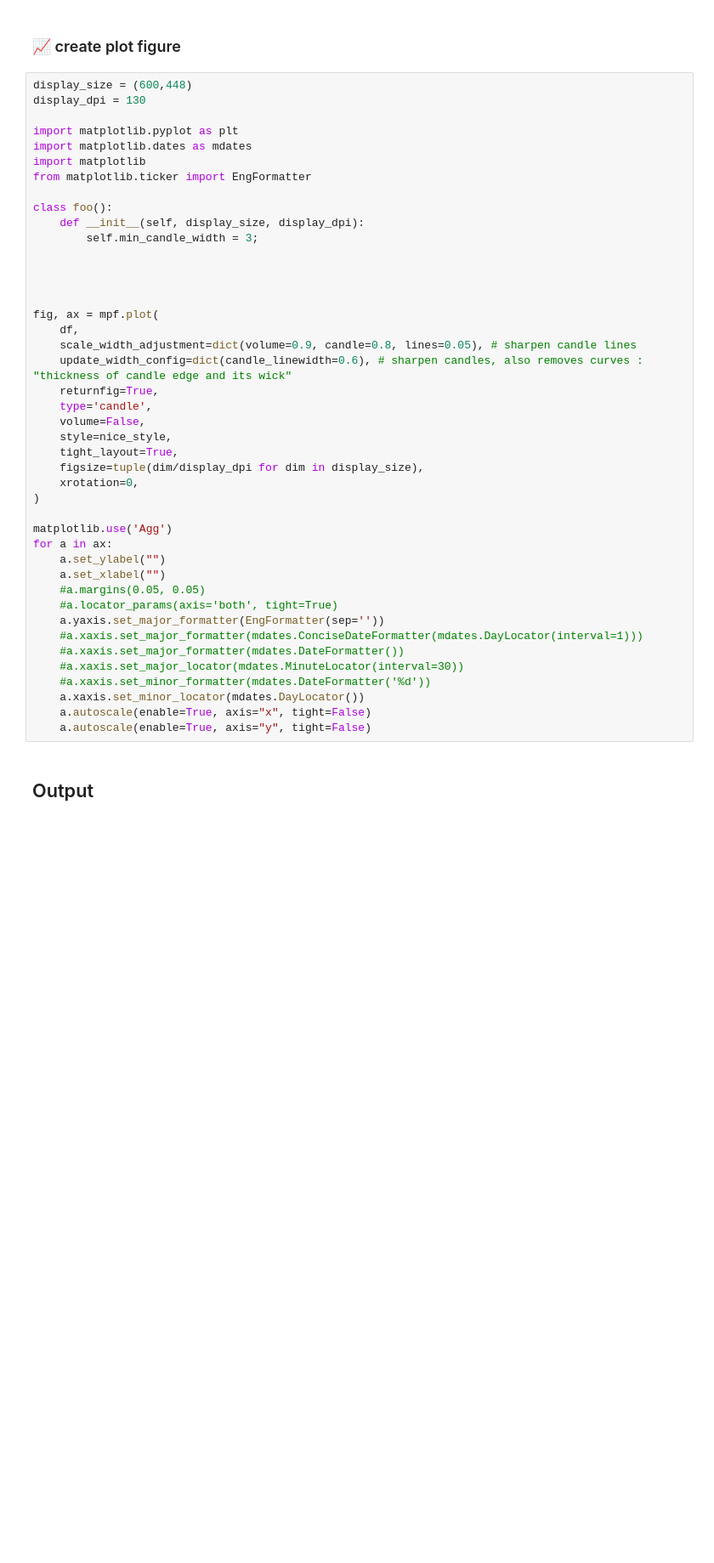
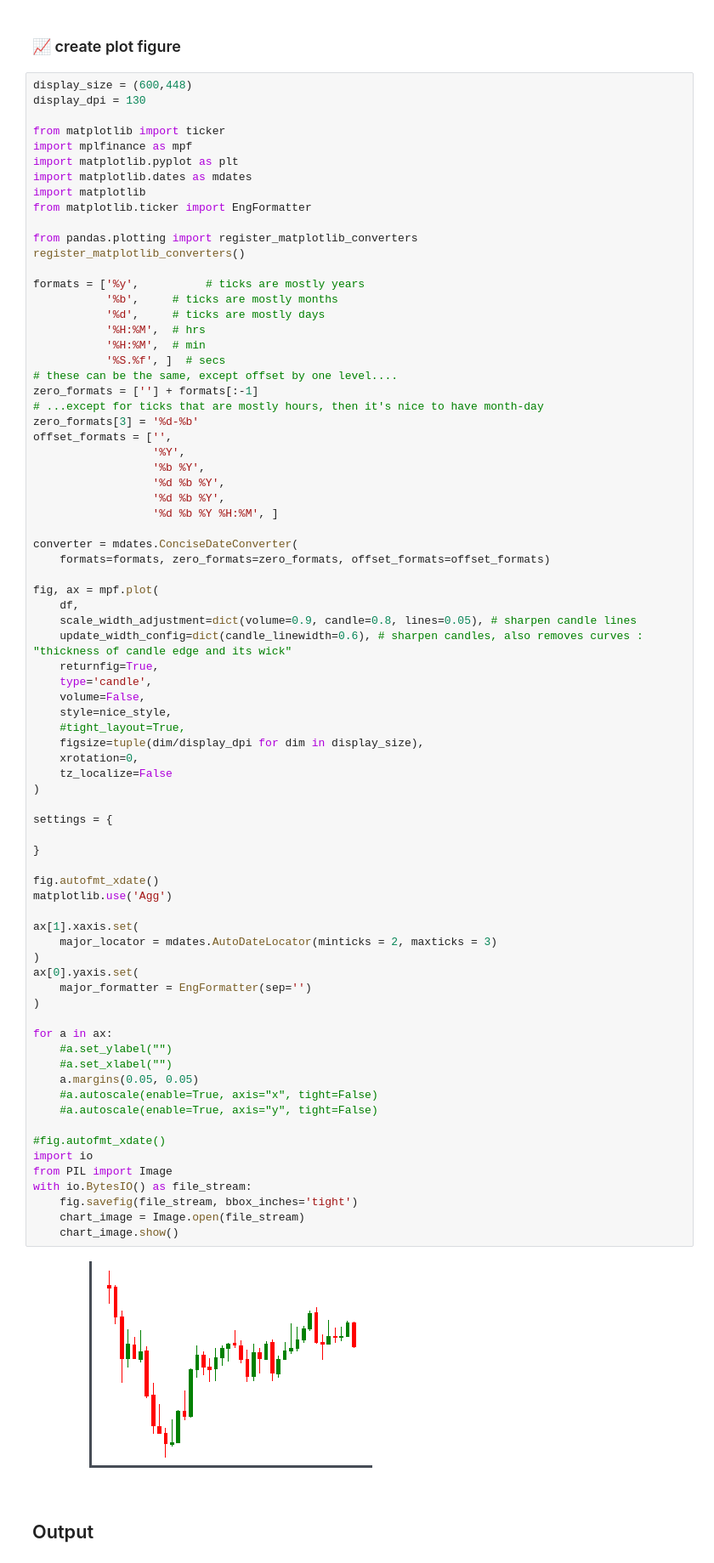
Before and after one commit to donbing/Bitbot, a Jupyter notebook: docs/bitbot_experiments.ipynb, the cells around one changed output. Shown at 85% size. Drawn from its saved outputs; the diff is of its cells as text; blank space fills up the shorter version.

```diff
--- a/docs/bitbot_experiments.ipynb
+++ b/docs/bitbot_experiments.ipynb
@@ -136,46 +164,81 @@ nice_style = {
 # %%
 display_size = (600,448)
 display_dpi = 130
 
+from matplotlib import ticker
+import mplfinance as mpf
 import matplotlib.pyplot as plt
 import matplotlib.dates as mdates
 import matplotlib
 from matplotlib.ticker import EngFormatter
 
-class foo():
-    def __init__(self, display_size, display_dpi):
-        self.min_candle_width = 3;
+from pandas.plotting import register_matplotlib_converters
+register_matplotlib_converters()
 
+formats = ['%y',          # ticks are mostly years
+           '%b',     # ticks are mostly months
+           '%d',     # ticks are mostly days
+           '%H:%M',  # hrs
+           '%H:%M',  # min
+           '%S.%f', ]  # secs
+# these can be the same, except offset by one level....
+zero_formats = [''] + formats[:-1]
+# ...except for ticks that are mostly hours, then it's nice to have month-day
+zero_formats[3] = '%d-%b'
+offset_formats = ['',
+                  '%Y',
+                  '%b %Y',
+                  '%d %b %Y',
+                  '%d %b %Y',
+                  '%d %b %Y %H:%M', ]
 
-
+converter = mdates.ConciseDateConverter(
+    formats=formats, zero_formats=zero_formats, offset_formats=offset_formats)
 
 fig, ax = mpf.plot(
     df,
     scale_width_adjustment=dict(volume=0.9, candle=0.8, lines=0.05), # sharpen candle lines
     update_width_config=dict(candle_linewidth=0.6), # sharpen candles, also removes curves :  "thickness of candle edge and its wick"
     returnfig=True,
     type='candle',
     volume=False,
     style=nice_style,
-    tight_layout=True,
+    #tight_layout=True,
     figsize=tuple(dim/display_dpi for dim in display_size),
     xrotation=0,
+    tz_localize=False
 )
 
+settings = {
+
+}
+
+fig.autofmt_xdate()
 matplotlib.use('Agg')
+
+ax[1].xaxis.set(
+    major_locator = mdates.AutoDateLocator(minticks = 2, maxticks = 3)
+)
+ax[0].yaxis.set(
+    major_formatter = EngFormatter(sep='')
+)
+
 for a in ax:
-    a.set_ylabel("")
-    a.set_xlabel("")
-    #a.margins(0.05, 0.05)
-    #a.locator_params(axis='both', tight=True)
-    a.yaxis.set_major_formatter(EngFormatter(sep=''))
-    #a.xaxis.set_major_formatter(mdates.ConciseDateFormatter(mdates.DayLocator(interval=1)))
-    #a.xaxis.set_major_formatter(mdates.DateFormatter())
-    #a.xaxis.set_major_locator(mdates.MinuteLocator(interval=30))
-    #a.xaxis.set_minor_formatter(mdates.DateFormatter('%d'))
-    a.xaxis.set_minor_locator(mdates.DayLocator())
-    a.autoscale(enable=True, axis="x", tight=False)
-    a.autoscale(enable=True, axis="y", tight=False)
+    #a.set_ylabel("")
+    #a.set_xlabel("")
+    a.margins(0.05, 0.05)
+    #a.autoscale(enable=True, axis="x", tight=False)
+    #a.autoscale(enable=True, axis="y", tight=False)
+
+#fig.autofmt_xdate()
+import io
+from PIL import Image
+with io.BytesIO() as file_stream:
+    fig.savefig(file_stream, bbox_inches='tight')
+    chart_image = Image.open(file_stream)
+    chart_image.show()
+# %% [output]
+[figure, added]
 # %% [markdown]
 ## Output
 # %%
```
Also changed, not shown: parts of 3 cells of this notebook, 2 other files.
